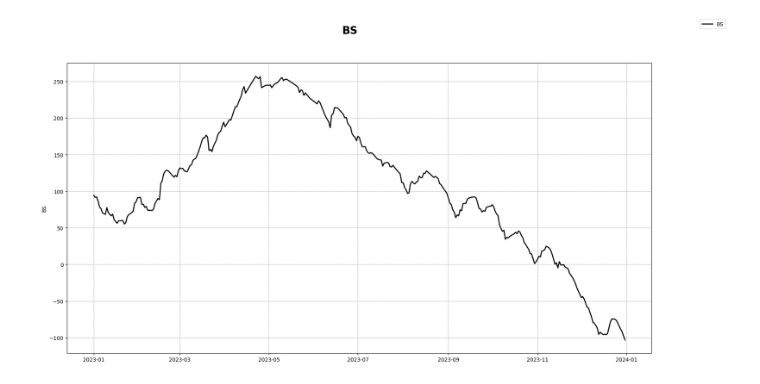
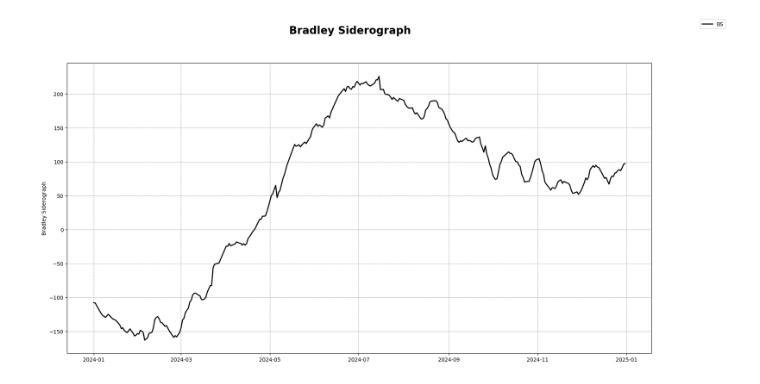
Before and after one commit to NQevxvEtg/Bradley-Siderograph, a Jupyter notebook: Bradley-Siderograph.ipynb, the cells around one changed output. Saved outputs shown, nothing was run; the diff lists cells and outputs as text; code cells hidden in the pictures.

```diff
--- a/Bradley-Siderograph.ipynb
+++ b/Bradley-Siderograph.ipynb
@@ -56,8 +56,8 @@ def calculate_julian_days(start_date: datetime.date, end_date: datetime.date) ->
     julian_days = dict(zip(date_range, map(calculate_julian_day, date_range)))
     return julian_days
 
-start_date = datetime.date(2023, 1, 1)
-end_date = datetime.date(2023, 12, 31)
+start_date = datetime.date(2024, 1, 1)
+end_date = datetime.date(2024, 12, 31)
 
 julian_days = calculate_julian_days(start_date, end_date)
 
@@ -189,34 +189,34 @@ def calculate_p(df_all_aspects: pd.DataFrame, mid_term_combinations: List[Tuple[
 
     # Calculate X
     X = 4
 
     # Calculate P
     P = M.add((L.add(D)).multiply(X))
 
     return P
 
 # ----------------------------------------------------------------------------------------------------------------------------------------------------------------
 
 P = calculate_p(df_all_aspects, mid_term_combinations, long_term_combinations, df_planetary_declinations)
 
 # ----------------------------------------------------------------------------------------------------------------------------------------------------------------
 
 fig, ax = plt.subplots(figsize=(20,10), sharex=True)
 
 ax.plot(P, linewidth=2, color="black", label="BS")
-ax.set_ylabel('BS', color='black')
+ax.set_ylabel('Bradley Siderograph', color='black')
 
-fig.suptitle('BS', fontsize=20, fontweight="bold")
+fig.suptitle('Bradley Siderograph', fontsize=20, fontweight="bold")
 
 grid_style = {'linewidth': 0.5, 'color': 'gray', 'linestyle': '--'}
 ax.grid(True, **grid_style)
 
 lines, labels = ax.get_legend_handles_labels()
 
 fig.legend(lines, labels, loc='upper right')
 
-plt.savefig('BS.png', dpi=300, bbox_inches='tight')
+plt.savefig('Bradley-Siderograph.png', dpi=300, bbox_inches='tight')
 
 plt.show()
 # %% [output]
-[figure, old version]
+[figure, new version]
```
Also changed, not shown: 2 other files.
